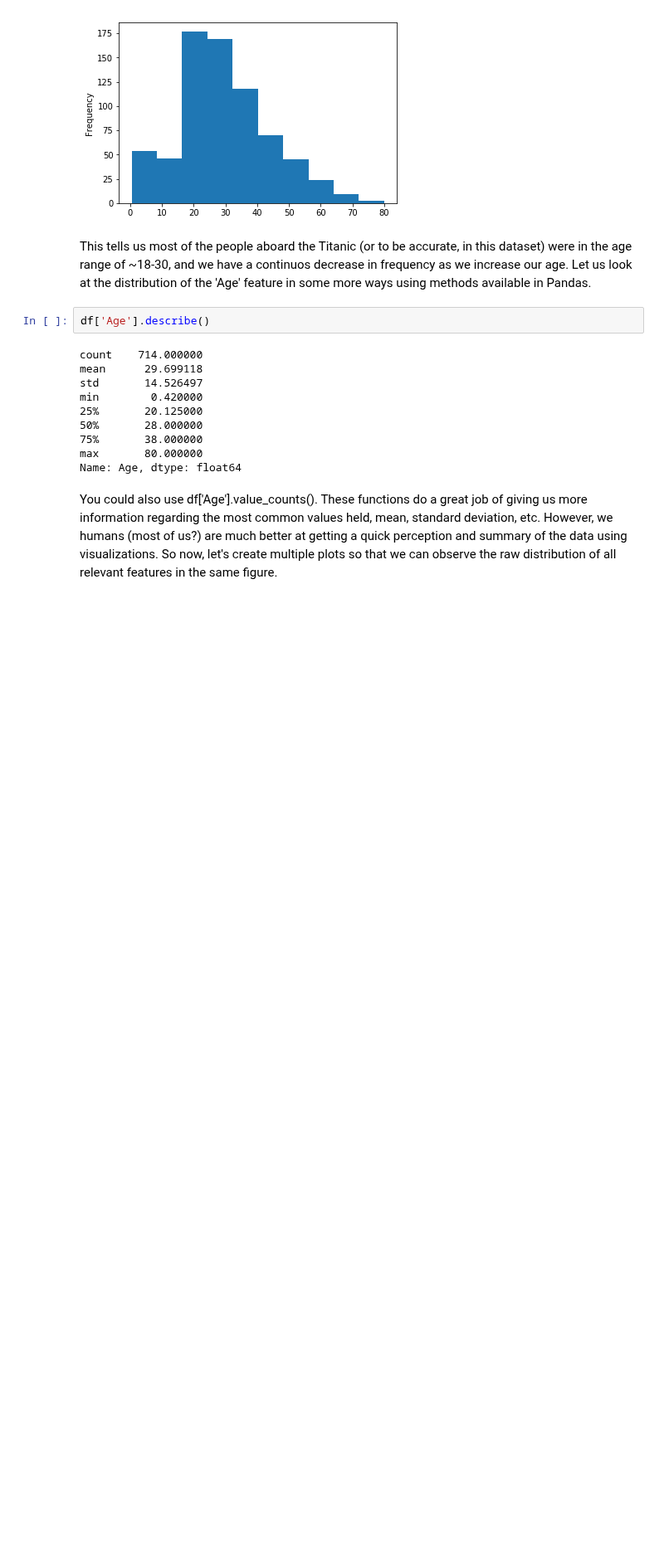
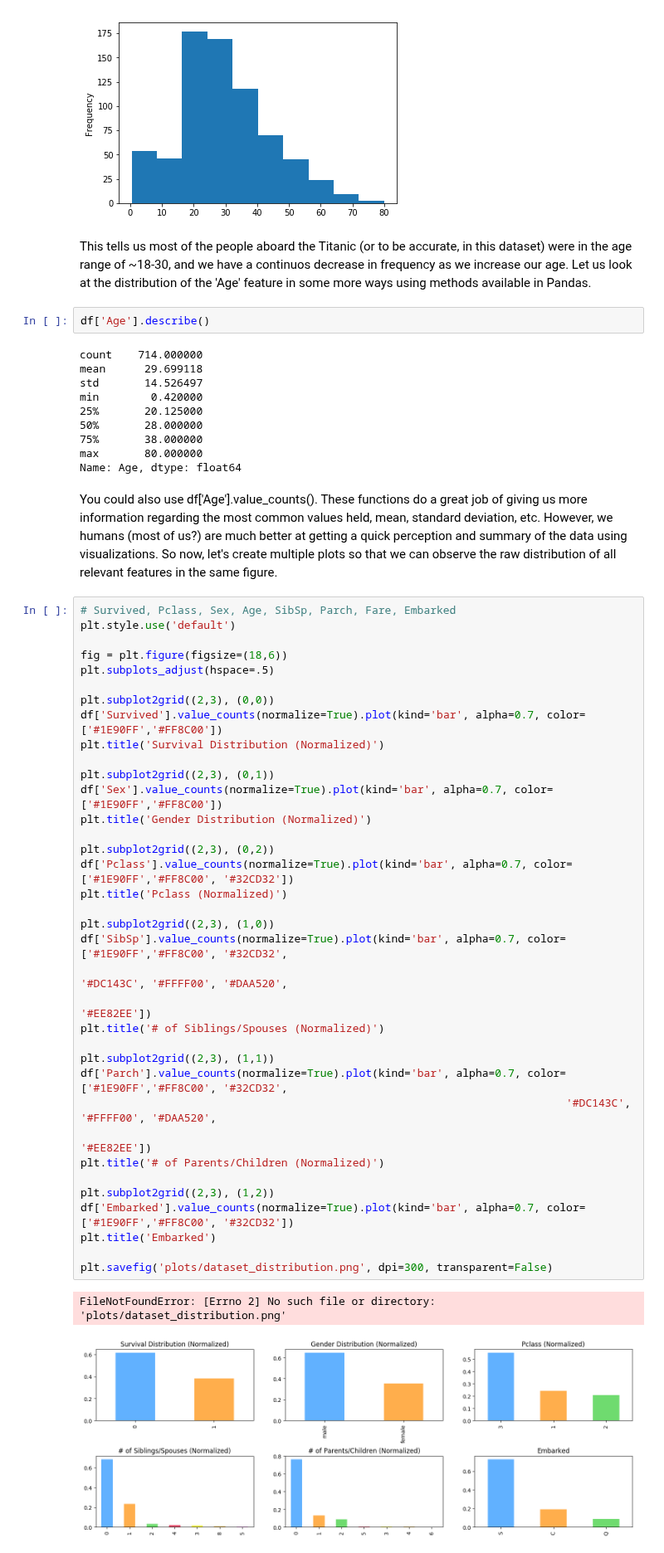
Before and after one commit to sarthakbatragatech/100-Days-of-ML, a Jupyter notebook: Logistic-Regression/Titanic-EDA-and-LogisticRegression.ipynb, the cells around one changed output. Shown at 83% size. Saved outputs shown, nothing was run; the diff lists cells and outputs as text; blank space fills up the shorter version.

Commit message:
Generated univariate feature plots

```diff
--- a/Logistic-Regression/Titanic-EDA-and-LogisticRegression.ipynb
+++ b/Logistic-Regression/Titanic-EDA-and-LogisticRegression.ipynb
@@ -70,3 +70,42 @@ max       80.000000
 Name: Age, dtype: float64
 # %% [markdown]
 You could also use df['Age'].value_counts(). These functions do a great job of giving us more information regarding the most common values held, mean, standard deviation, etc. However, we humans (most of us?) are much better at getting a quick perception and summary of the data using visualizations. So now, let's create multiple plots so that we can observe the raw distribution of all relevant features in the same figure.
+# %%
+# Survived, Pclass, Sex, Age, SibSp, Parch, Fare, Embarked
+plt.style.use('default')
+
+fig = plt.figure(figsize=(18,6))
+plt.subplots_adjust(hspace=.5)
+
+plt.subplot2grid((2,3), (0,0))
+df['Survived'].value_counts(normalize=True).plot(kind='bar', alpha=0.7, color=['#1E90FF','#FF8C00'])
+plt.title('Survival Distribution (Normalized)')
+
+plt.subplot2grid((2,3), (0,1))
+df['Sex'].value_counts(normalize=True).plot(kind='bar', alpha=0.7, color=['#1E90FF','#FF8C00'])
+plt.title('Gender Distribution (Normalized)')
+
+plt.subplot2grid((2,3), (0,2))
+df['Pclass'].value_counts(normalize=True).plot(kind='bar', alpha=0.7, color=['#1E90FF','#FF8C00', '#32CD32'])
+plt.title('Pclass (Normalized)')
+
+plt.subplot2grid((2,3), (1,0))
+df['SibSp'].value_counts(normalize=True).plot(kind='bar', alpha=0.7, color=['#1E90FF','#FF8C00', '#32CD32',
+                                                                            '#DC143C', '#FFFF00', '#DAA520',
+                                                                           '#EE82EE'])
+plt.title('# of Siblings/Spouses (Normalized)')
+
+plt.subplot2grid((2,3), (1,1))
+df['Parch'].value_counts(normalize=True).plot(kind='bar', alpha=0.7, color=['#1E90FF','#FF8C00', '#32CD32',
+                                                                           '#DC143C', '#FFFF00', '#DAA520',
+                                                                           '#EE82EE'])
+plt.title('# of Parents/Children (Normalized)')
+
+plt.subplot2grid((2,3), (1,2))
+df['Embarked'].value_counts(normalize=True).plot(kind='bar', alpha=0.7, color=['#1E90FF','#FF8C00', '#32CD32'])
+plt.title('Embarked')
+
+plt.savefig('plots/dataset_distribution.png', dpi=300, transparent=False)
+# %% [output]
+FileNotFoundError: [Errno 2] No such file or directory: 'plots/dataset_distribution.png'
+[figure, added]
```
Also changed, not shown: 1 other file.
